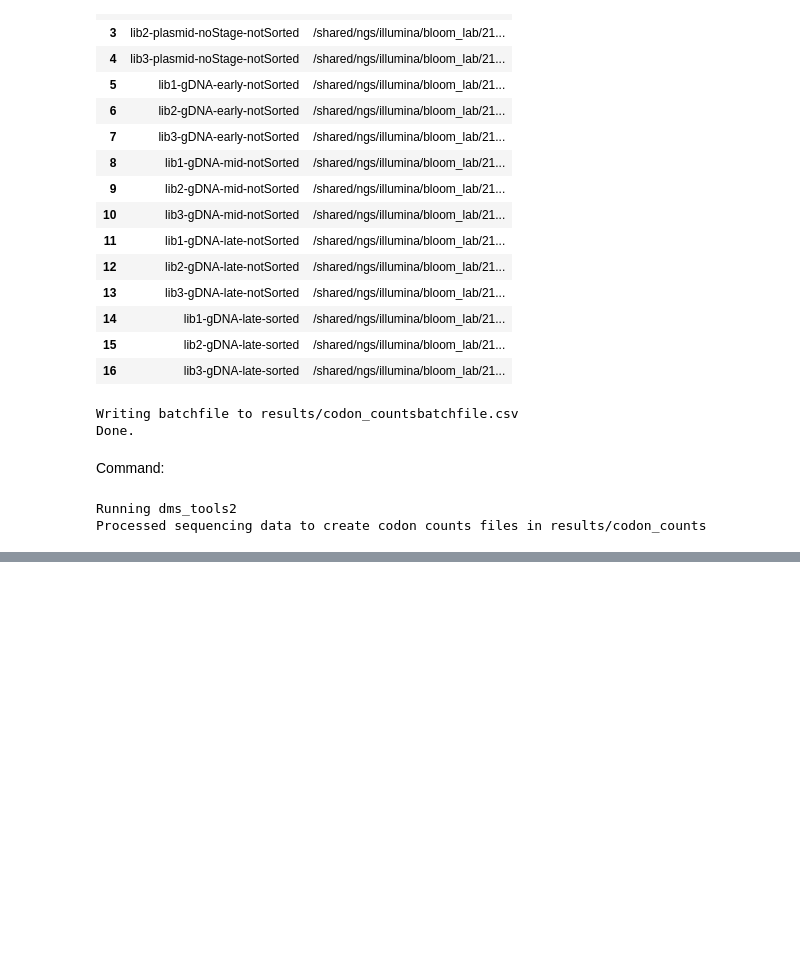
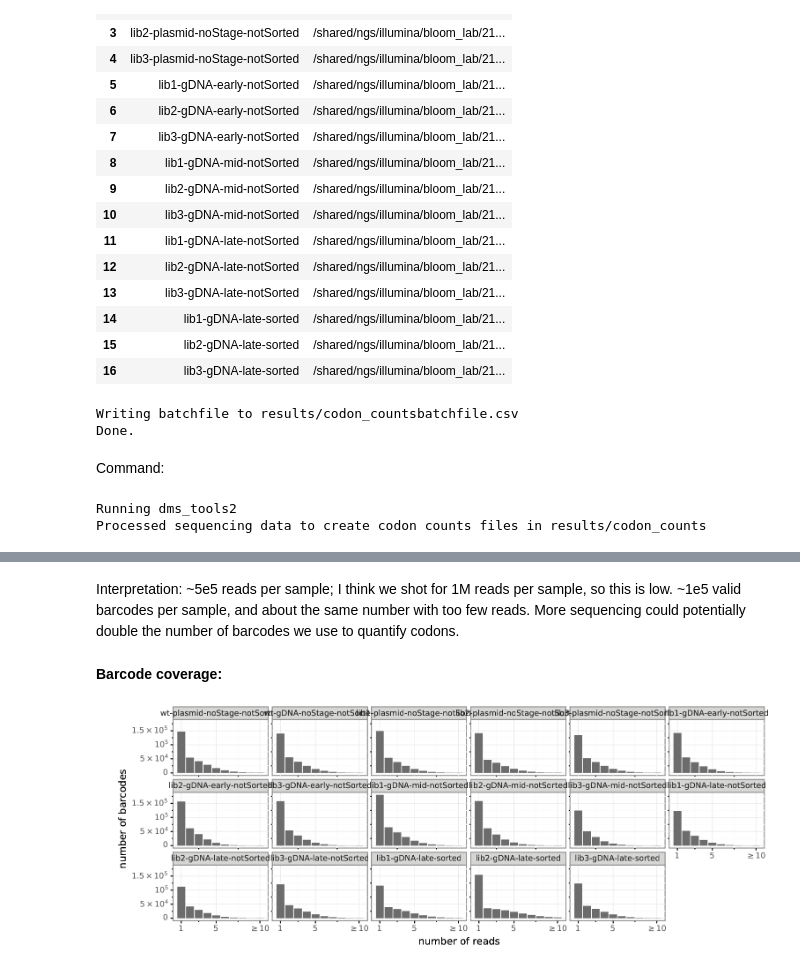
Before and after one commit to dbacsik/ns5_small_mutagenesis, a Jupyter notebook: count_codons.py.ipynb, the cells around one changed output, grey strips where cells are left out. Drawn from its saved outputs; the diff is of its cells as text; code cells hidden in the pictures; blank space fills up the shorter version.

```diff
--- a/count_codons.py.ipynb
+++ b/count_codons.py.ipynb
@@ -175,0 +184,8 @@ Processed sequencing data to create codon counts files in results/codon_counts
+# %% [markdown]
+Interpretation:  ~5e5 reads per sample; I think we shot for 1M reads per sample, so this is low. ~1e5 valid barcodes per sample, and about the same number with too few reads. More sequencing could potentially double the number of barcodes we use to quantify codons.
+# %% [markdown]
+**Barcode coverage:**
+# %%
+showPDF(os.path.join(codon_counts_dir + "/" + "summary_readsperbc.pdf"))
+# %% [output]
+[figure, added]
```
Also changed, not shown: parts of 9 cells of this notebook.
